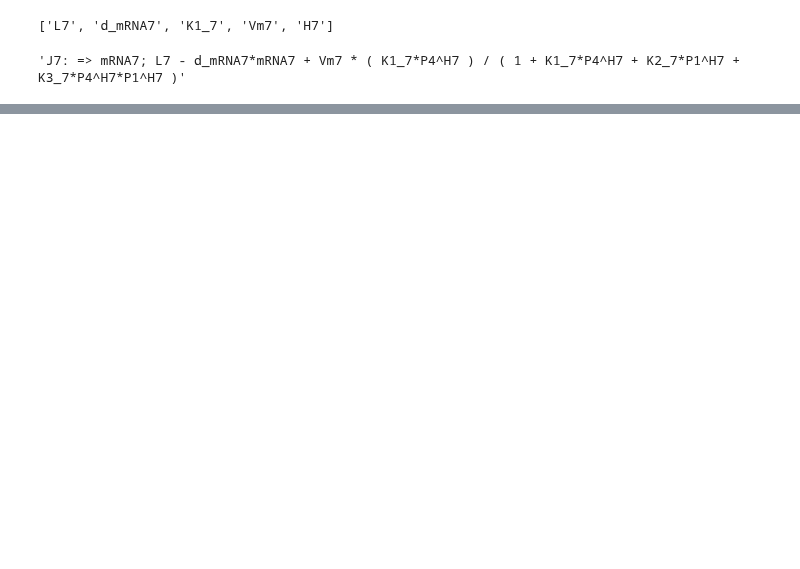
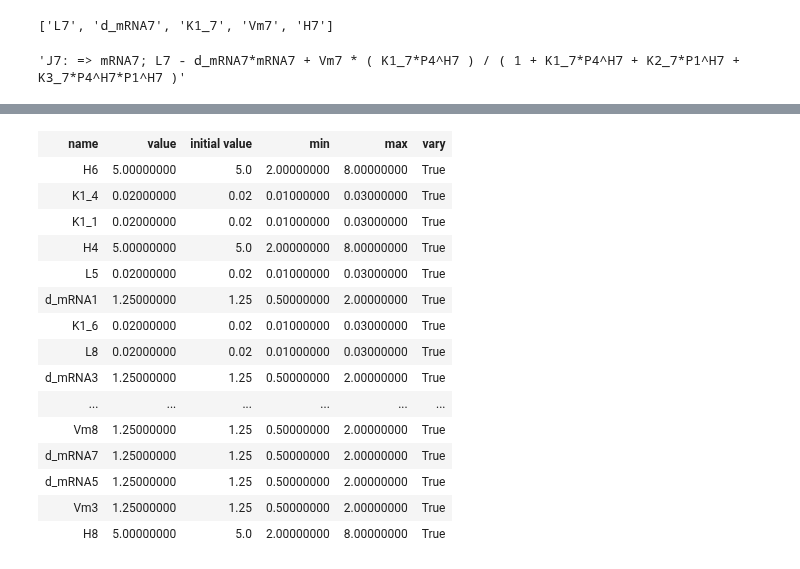
Before and after one commit to ModelEngineering/advancing-biomedical-models, a Jupyter notebook: lectures/lecture_17/lecture_17_Generating_Models.ipynb, the cells around one changed output, grey strips where cells are left out. Saved outputs shown, nothing was run; the diff lists cells and outputs as text; code cells hidden in the pictures; blank space fills up the shorter version.

```diff
--- a/lectures/lecture_17/lecture_17_Generating_Models.ipynb
+++ b/lectures/lecture_17/lecture_17_Generating_Models.ipynb
@@ -130,0 +78,7 @@ base_network._uninitialize_constants
+# %%
+# Description of the initial network.
+initial_network = ["1+0O+4", "2+4", "3+6", "4-2", 5, "6+7O-1", 7, "8-1"]
+# Construct the network
+network = gn.GeneNetwork(initial_network=initial_network)
+# Generate the network
+network.generate()
@@ -130,0 +106,20 @@ base_network._uninitialize_constants
+# %%
+# The second is the lmfit.Parameters() needed for parameter optimization
+network.parameters
+# %% [output]
+| name | value | initial value | min | max | vary |
+| H6 | 5.00000000 | 5.0 | 2.00000000 | 8.00000000 | True |
+| K1_4 | 0.02000000 | 0.02 | 0.01000000 | 0.03000000 | True |
+| K1_1 | 0.02000000 | 0.02 | 0.01000000 | 0.03000000 | True |
+| H4 | 5.00000000 | 5.0 | 2.00000000 | 8.00000000 | True |
+| L5 | 0.02000000 | 0.02 | 0.01000000 | 0.03000000 | True |
+| d_mRNA1 | 1.25000000 | 1.25 | 0.50000000 | 2.00000000 | True |
+| K1_6 | 0.02000000 | 0.02 | 0.01000000 | 0.03000000 | True |
+| L8 | 0.02000000 | 0.02 | 0.01000000 | 0.03000000 | True |
+| d_mRNA3 | 1.25000000 | 1.25 | 0.50000000 | 2.00000000 | True |
+| ... | ... | ... | ... | ... | ... |
+| Vm8 | 1.25000000 | 1.25 | 0.50000000 | 2.00000000 | True |
+| d_mRNA7 | 1.25000000 | 1.25 | 0.50000000 | 2.00000000 | True |
+| d_mRNA5 | 1.25000000 | 1.25 | 0.50000000 | 2.00000000 | True |
+| Vm3 | 1.25000000 | 1.25 | 0.50000000 | 2.00000000 | True |
+| H8 | 5.00000000 | 5.0 | 2.00000000 | 8.00000000 | True |
```
Also changed, not shown: parts of 24 cells of this notebook, 1 other file.
